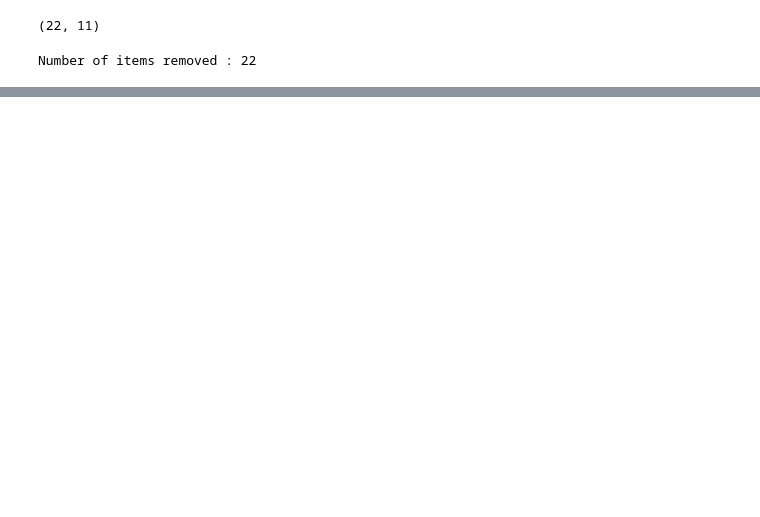
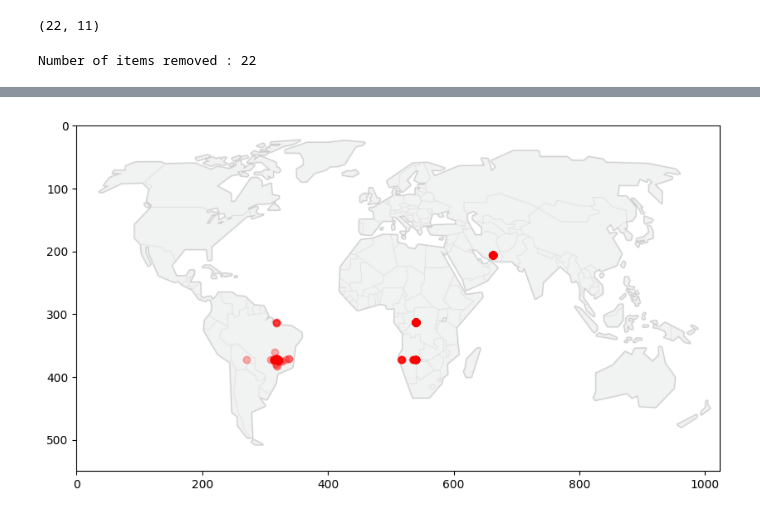
Before and after one commit to MLFOLKS/Uber_Project_Pipeline, a Jupyter notebook: notebooks/eda.ipynb, the cells around one changed output, grey strips where cells are left out. Drawn from its saved outputs; the diff is of its cells as text; code cells hidden in the pictures; blank space fills up the shorter version.

```diff
--- a/notebooks/eda.ipynb
+++ b/notebooks/eda.ipynb
@@ -247,0 +319,13 @@ Number of items removed : 22
+# %%
+from PIL import Image
+import numpy as np
+import requests
+image=Image.open(requests.get("https://raw.githubusercontent.com/Masterx-AI/Project_Uber_Fare_Prediction/main/wm.png", stream=True).raw)
+image_array=np.array(image)
+# %%
+plt.figure(figsize=[10,10])
+plt.imshow(image_array, alpha=0.2)
+plt.scatter((df.pickup_longitude+180)*3,(df.pickup_latitude+215)*1.45555555,alpha=0.3, color='red')
+plt.show()
+# %% [output]
+[figure, added]
```
Also changed, not shown: parts of 15 cells of this notebook.
